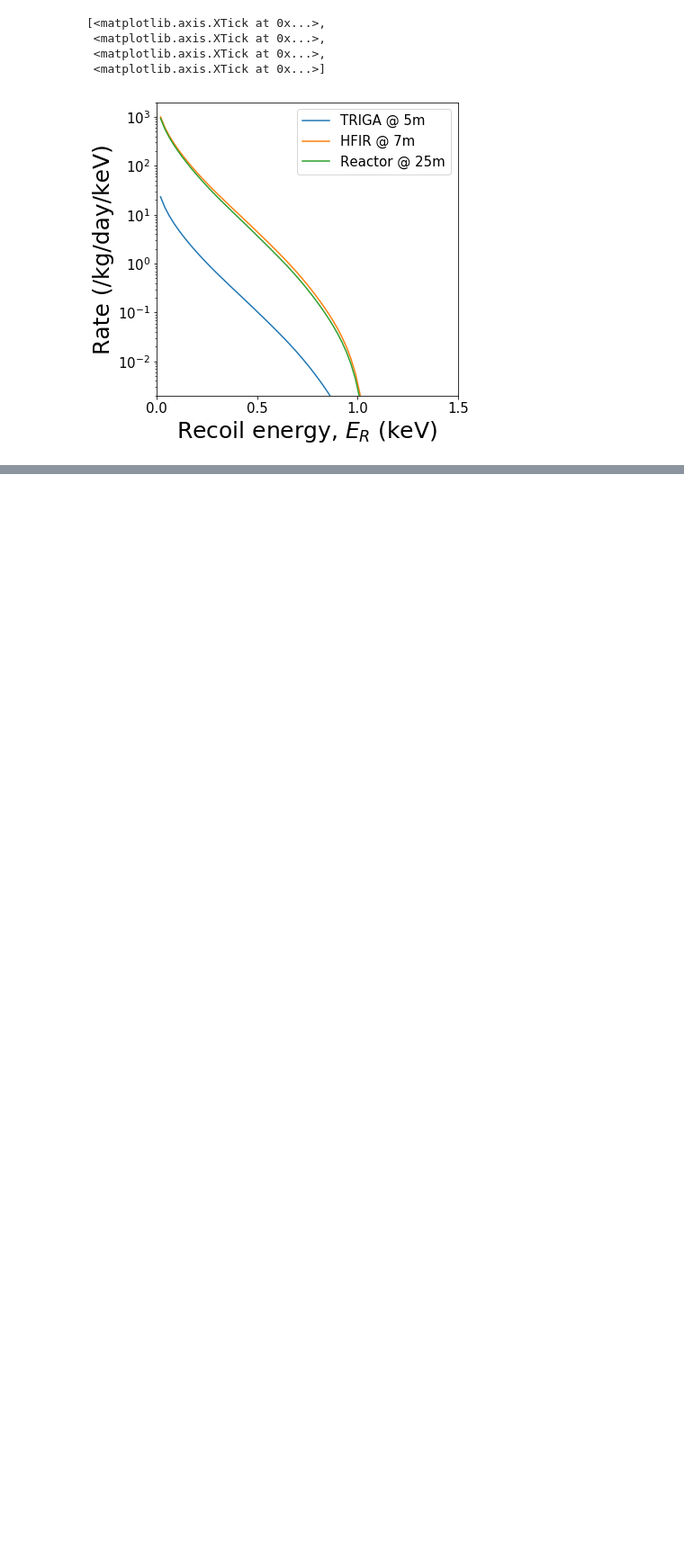
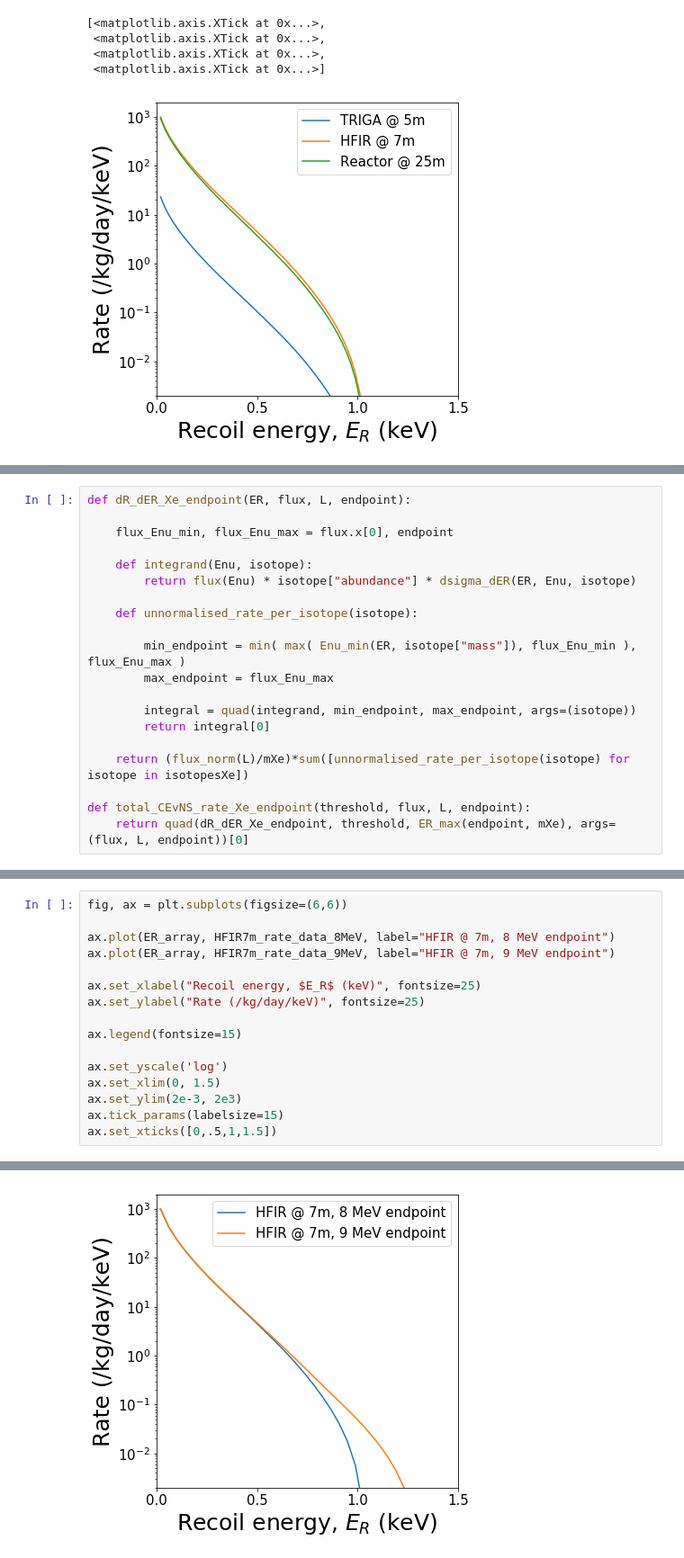
Before and after one commit to RitterCat/reactor-nu-cevns, a Jupyter notebook: cevns_rate.ipynb, the cells around one changed output, grey strips where cells are left out. Shown at 90% size. Drawn from its saved outputs; the diff is of its cells as text; blank space fills up the shorter version.

```diff
--- a/cevns_rate.ipynb
+++ b/cevns_rate.ipynb
@@ -182,0 +185,20 @@ HFIR @ 7m with different thresholds:
+# %%
+def dR_dER_Xe_endpoint(ER, flux, L, endpoint):
+
+    flux_Enu_min, flux_Enu_max = flux.x[0], endpoint
+
+    def integrand(Enu, isotope):
+        return flux(Enu) * isotope["abundance"] * dsigma_dER(ER, Enu, isotope)
+
+    def unnormalised_rate_per_isotope(isotope):
+
+        min_endpoint = min( max( Enu_min(ER, isotope["mass"]), flux_Enu_min ), flux_Enu_max )
+        max_endpoint = flux_Enu_max
+
+        integral = quad(integrand, min_endpoint, max_endpoint, args=(isotope))
+        return integral[0]
+
+    return (flux_norm(L)/mXe)*sum([unnormalised_rate_per_isotope(isotope) for isotope in isotopesXe])
+
+def total_CEvNS_rate_Xe_endpoint(threshold, flux, L, endpoint):
+    return quad(dR_dER_Xe_endpoint, threshold, ER_max(endpoint, mXe), args=(flux, L, endpoint))[0]
@@ -182,0 +226,17 @@ HFIR @ 7m with different thresholds:
+# %%
+fig, ax = plt.subplots(figsize=(6,6))
+
+ax.plot(ER_array, HFIR7m_rate_data_8MeV, label="HFIR @ 7m, 8 MeV endpoint")
+ax.plot(ER_array, HFIR7m_rate_data_9MeV, label="HFIR @ 7m, 9 MeV endpoint")
+
+ax.set_xlabel("Recoil energy, $E_R$ (keV)", fontsize=25)
+ax.set_ylabel("Rate (/kg/day/keV)", fontsize=25)
+
+ax.legend(fontsize=15)
+
+ax.set_yscale('log')
+ax.set_xlim(0, 1.5)
+ax.set_ylim(2e-3, 2e3)
+ax.tick_params(labelsize=15)
+ax.set_xticks([0,.5,1,1.5])
+# %% [output]
@@ -182,0 +247 @@ HFIR @ 7m with different thresholds:
+[figure, added]
```
Also changed, not shown: parts of 11 cells of this notebook, 2 other files.
